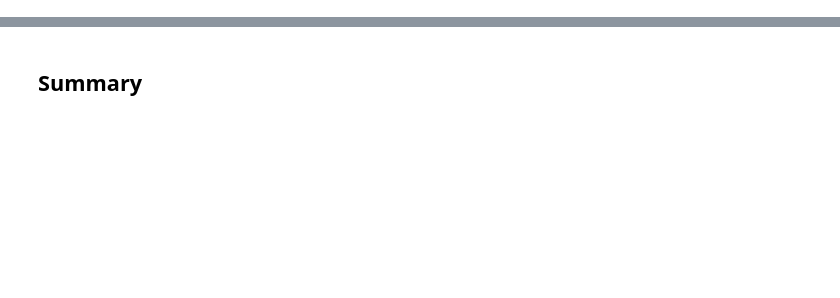
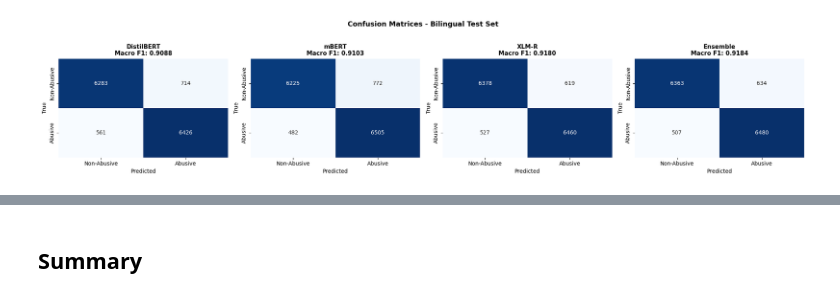
Before and after one commit to YusrahS/Cyberbullying-Detection-in-Bilingual-English-Spanish-Text-A-Comparative-Study-, a Jupyter notebook: Notebooks/Notebook_6_Ensemble (1).ipynb, the cells around one changed output, grey strips where cells are left out. Saved outputs shown, nothing was run; the diff lists cells and outputs as text; code cells hidden in the pictures; blank space fills up the shorter version.

```diff
--- a/Notebooks/Notebook_6_Ensemble (1).ipynb
+++ b/Notebooks/Notebook_6_Ensemble (1).ipynb
@@ -390,0 +445,15 @@ Next: use bilingual_test_with_all_predictions.csv for error analysis (Notebook 7
+# %%
+fig,axes= plt.subplots(1, 4, figsize=(20, 4))
+panel ={LABELS[m]: probs[(m, 'full')].argmax(1) for m in MODELS}
+panel['Ensemble'] =ens_preds['full']
+
+for ax, (name, p) in zip(axes, panel.items()):
+    sns.heatmap(confusion_matrix(labels['full'], p), annot=True, fmt='d', cmap='Blues', ax=ax, cbar=False,xticklabels=['Non-Abusive', 'Abusive'],yticklabels=['Non-Abusive', 'Abusive'])
+    ax.set_title(f"{name}\nMacro F1: {f1_score(labels['full'], p, average='macro'):.4f}",fontsize=11, fontweight='bold')
+    ax.set_xlabel('Predicted'); ax.set_ylabel('True')
+plt.suptitle('Confusion Matrices - Bilingual Test Set', fontsize=13, fontweight='bold', y=1.03)
+plt.tight_layout()
+plt.savefig(f'{FIG}/all_models_confusion_matrices.png', dpi=300, bbox_inches='tight')
+plt.show()
+# %% [output]
+[figure, added]
```
Also changed, not shown: parts of 42 cells of this notebook.
